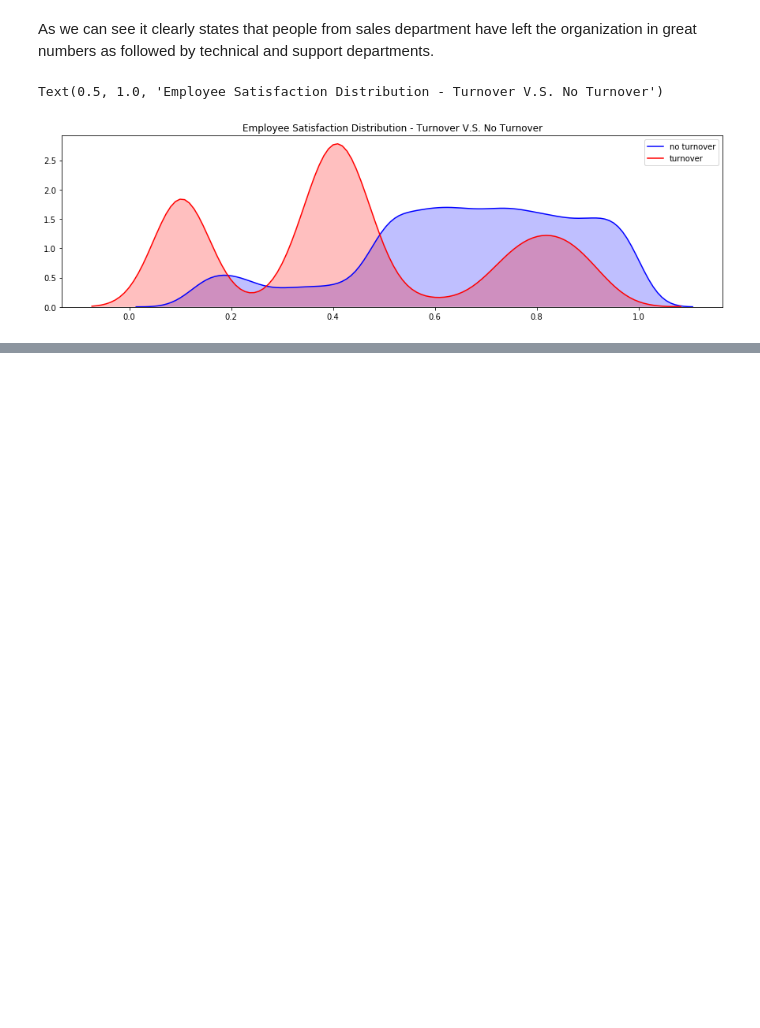
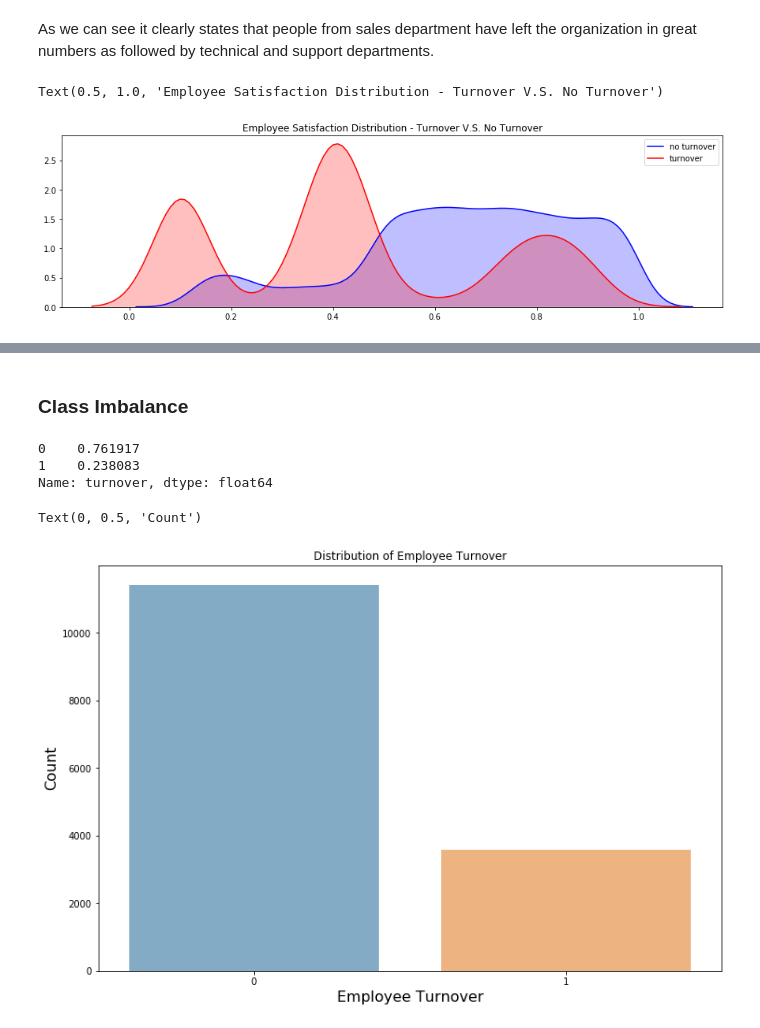
Before and after one commit to nikhilgharge4591/HR_Analytics, a Jupyter notebook: HR_Analytics.ipynb, the cells around one changed output, grey strips where cells are left out. Drawn from its saved outputs; the diff is of its cells as text; code cells hidden in the pictures; blank space fills up the shorter version.

```diff
--- a/HR_Analytics.ipynb
+++ b/HR_Analytics.ipynb
@@ -230,0 +241,8 @@ Text(0.5, 1.0, 'Employee Satisfaction Distribution - Turnover V.S. No Turnover')
+# %%
+cat_var = ['department', 'salary', 'turnover', 'promotion']
+num_var = ['satisfaction', 'evaluation', 'projectCount', 'averageMonthlyHours', 'yearsAtCompany', 'workAccident']
+categorical_df = pd.get_dummies(hr_df[cat_var], drop_first=True)
+numerical_df = hr_df[num_var]
+
+new_df = pd.concat([categorical_df,numerical_df], axis=1)
+new_df.head()
@@ -230,0 +256,20 @@ Text(0.5, 1.0, 'Employee Satisfaction Distribution - Turnover V.S. No Turnover')
+# %% [markdown]
+### Class Imbalance
+# %%
+# Employee Turnover rate is 24%
+turnover_rate = new_df['turnover'].value_counts() / len(hr_df)
+turnover_rate
+# %% [output]
+0    0.761917
+1    0.238083
+Name: turnover, dtype: float64
+# %%
+plt.figure(figsize=(12,8))
+turnover = new_df.turnover.value_counts()
+sns.barplot(y=turnover.values, x=turnover.index, alpha=0.6)
+plt.title('Distribution of Employee Turnover')
+plt.xlabel('Employee Turnover', fontsize=16)
+plt.ylabel('Count', fontsize=16)
+# %% [output]
+Text(0, 0.5, 'Count')
+[figure, added]
```
Also changed, not shown: parts of 22 cells of this notebook.
